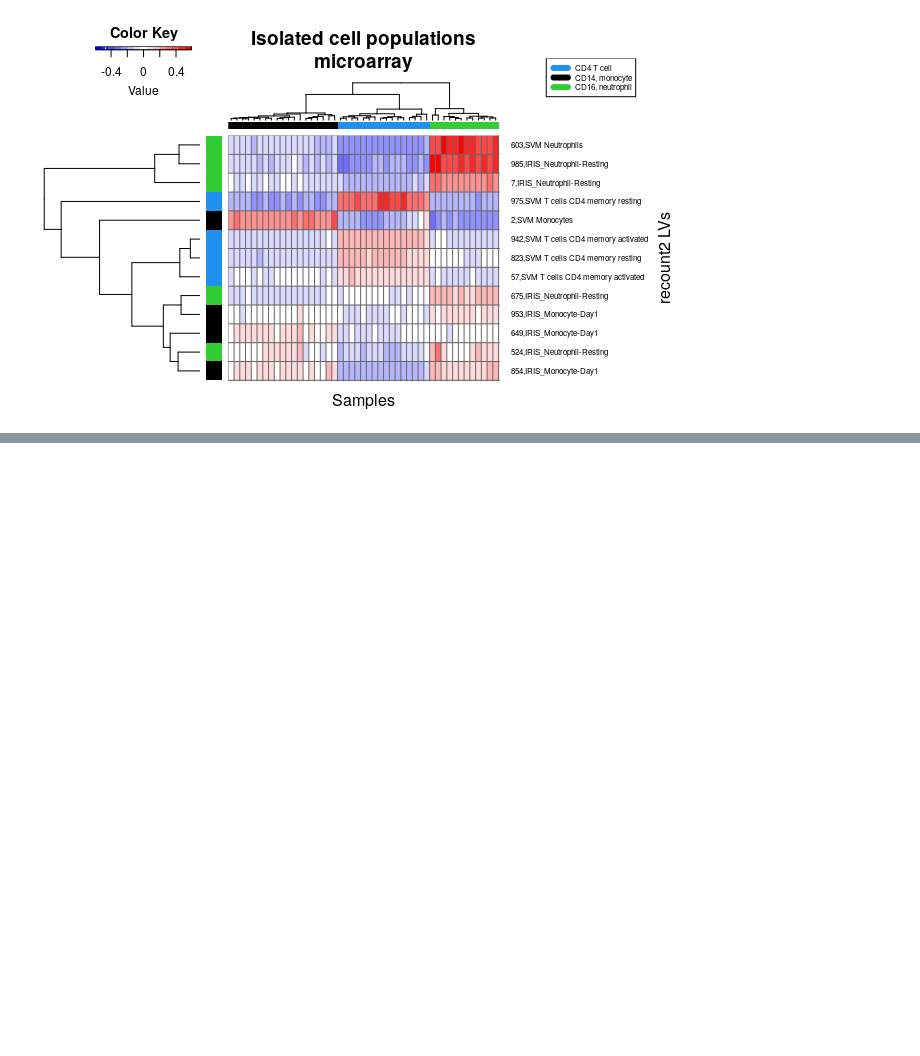
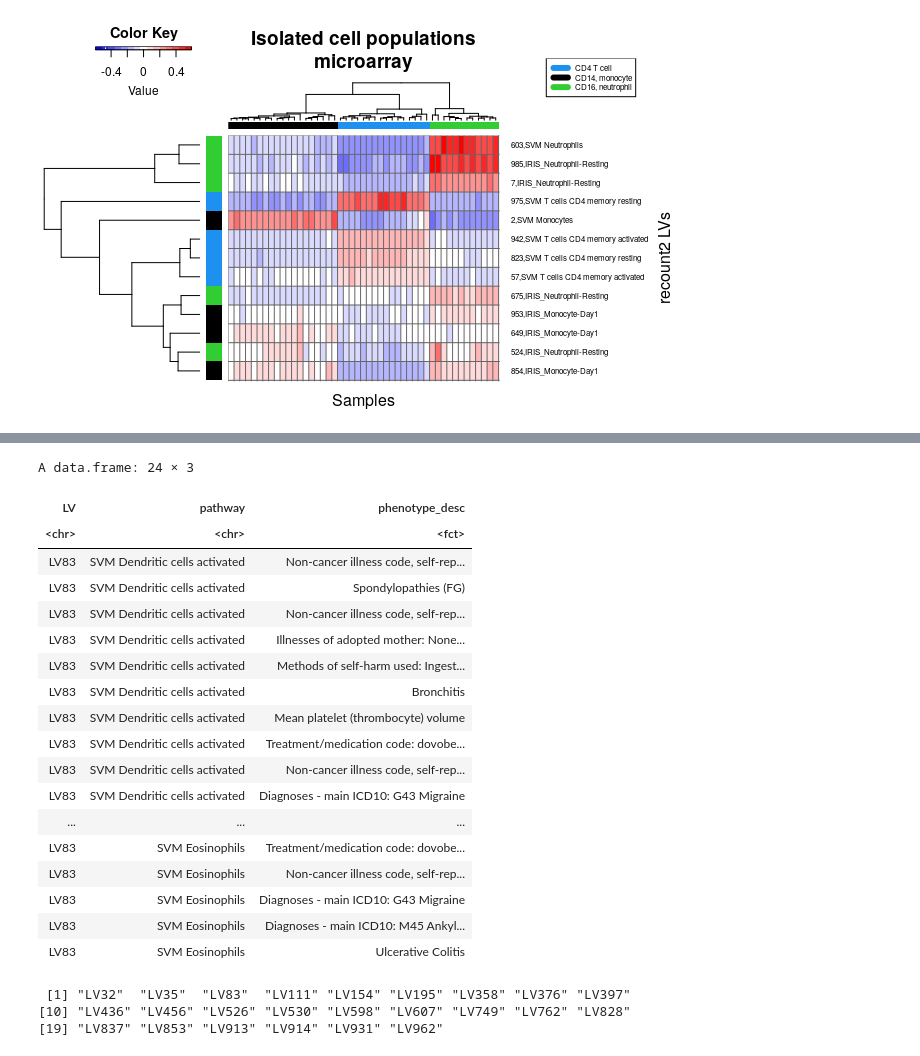
Before and after one commit to pivlab/INCLUDE_TR01, a Jupyter notebook: nbs/10_gtex/project_T21_rnaseq_data.ipynb, the cells around one changed output, grey strips where cells are left out. Saved outputs shown, nothing was run; the diff lists cells and outputs as text; code cells hidden in the pictures; blank space fills up the shorter version.

```diff
--- a/nbs/10_gtex/project_T21_rnaseq_data.ipynb
+++ b/nbs/10_gtex/project_T21_rnaseq_data.ipynb
@@ -564,0 +846,30 @@ plot + guides(fill = guide_legend(override.aes = list(shape = c(NA, NA), linetyp
+# %%
+multi_pheno_projection_GSE190125 %>%
+dplyr::select(LV, pathway, phenotype_desc) %>%
+dplyr::filter(LV == 'LV83')
+# %% [output]
+A data.frame: 24 × 3
+| LV | pathway | phenotype_desc |
+| <chr> | <chr> | <fct> |
+| LV83 | SVM Dendritic cells activated | Non-cancer illness code, self-rep... |
+| LV83 | SVM Dendritic cells activated | Spondylopathies (FG) |
+| LV83 | SVM Dendritic cells activated | Non-cancer illness code, self-rep... |
+| LV83 | SVM Dendritic cells activated | Illnesses of adopted mother: None... |
+| LV83 | SVM Dendritic cells activated | Methods of self-harm used: Ingest... |
+| LV83 | SVM Dendritic cells activated | Bronchitis |
+| LV83 | SVM Dendritic cells activated | Mean platelet (thrombocyte) volume |
+| LV83 | SVM Dendritic cells activated | Treatment/medication code: dovobe... |
+| LV83 | SVM Dendritic cells activated | Non-cancer illness code, self-rep... |
+| LV83 | SVM Dendritic cells activated | Diagnoses - main ICD10: G43 Migraine |
+| ... | ... | ... |
+| LV83 | SVM Eosinophils | Treatment/medication code: dovobe... |
+| LV83 | SVM Eosinophils | Non-cancer illness code, self-rep... |
+| LV83 | SVM Eosinophils | Diagnoses - main ICD10: G43 Migraine |
+| LV83 | SVM Eosinophils | Diagnoses - main ICD10: M45 Ankyl... |
+| LV83 | SVM Eosinophils | Ulcerative Colitis |
+# %%
+unique(multi_pheno_projection_GSE190125$LV)
+# %% [output]
+ [1] "LV32"  "LV35"  "LV83"  "LV111" "LV154" "LV195" "LV358" "LV376" "LV397"
+[10] "LV436" "LV456" "LV526" "LV530" "LV598" "LV607" "LV749" "LV762" "LV828"
+[19] "LV837" "LV853" "LV913" "LV914" "LV931" "LV962"
```
Also changed, not shown: parts of 36 cells of this notebook, 18 other files.
